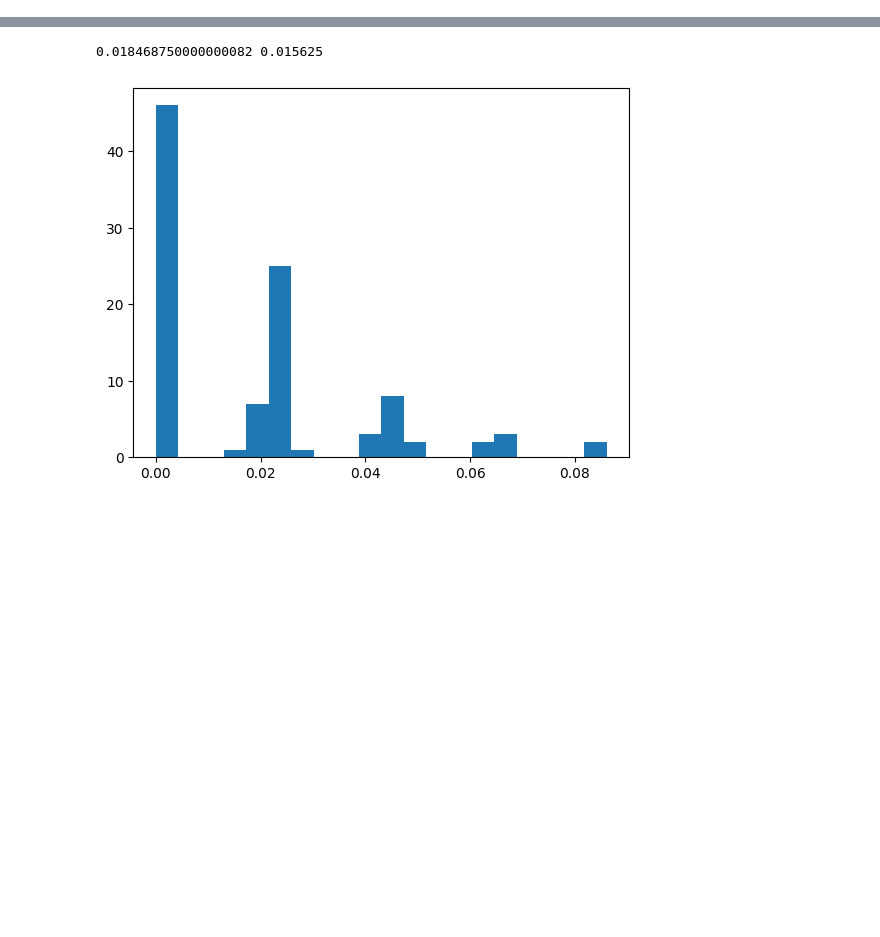
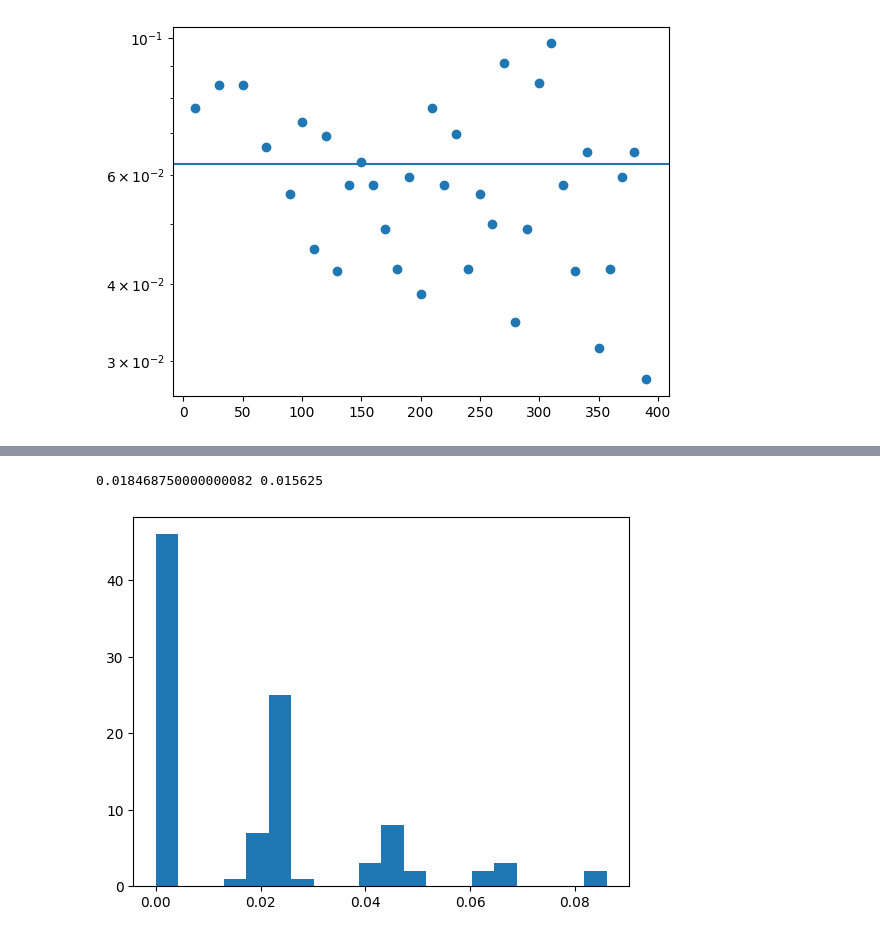
Before and after one commit to idnm/barren_traps, a Jupyter notebook: barren_traps.ipynb, the cells around one changed output, grey strips where cells are left out. Saved outputs shown, nothing was run; the diff lists cells and outputs as text; code cells hidden in the pictures; blank space fills up the shorter version.

```diff
--- a/barren_traps.ipynb
+++ b/barren_traps.ipynb
@@ -244,0 +278,16 @@ class Experiment:
+# %%
+num_qubits = 4
+layers = 75
+exp_test.run(num_qubits, [layers], num_points=100)
+values = np.abs(exp_test.results[num_qubits][layers]['vals'])
+values.mean()
+
+# n = 2
+# 0.1725
+# 0.1675
+# 0.16625
+
+# n = 4
+# 0.055 50
+
+# 0.056 100
@@ -244,0 +320,14 @@ class Experiment:
+# %%
+num_qubits = 4
+layers = range(10, 400, 20)
+target_precision = 0.1
+# %%
+np.random.seed(0)
+exp_test.run(num_qubits, layers, target_precision)
+# %%
+plt.scatter([layer for layer in exp_test.results[4].keys()], [np.abs(exp_test.results[4][layer]['vals']).mean() for layer in exp_test.results[4].keys()])
+plt.axhline(2**-4)
+
+plt.yscale('log')
+# %% [output]
+[figure, added]
```
Also changed, not shown: parts of 16 cells of this notebook.
